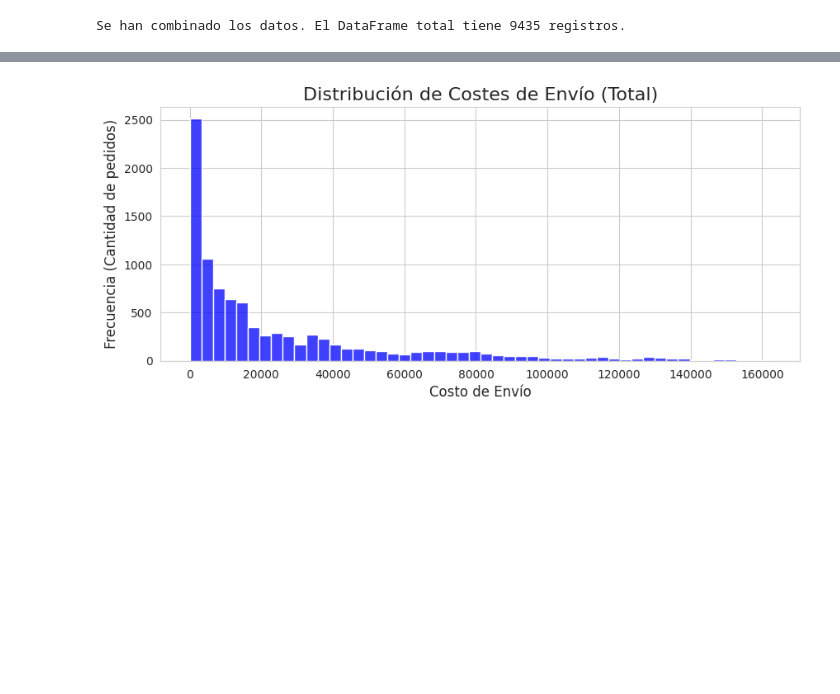
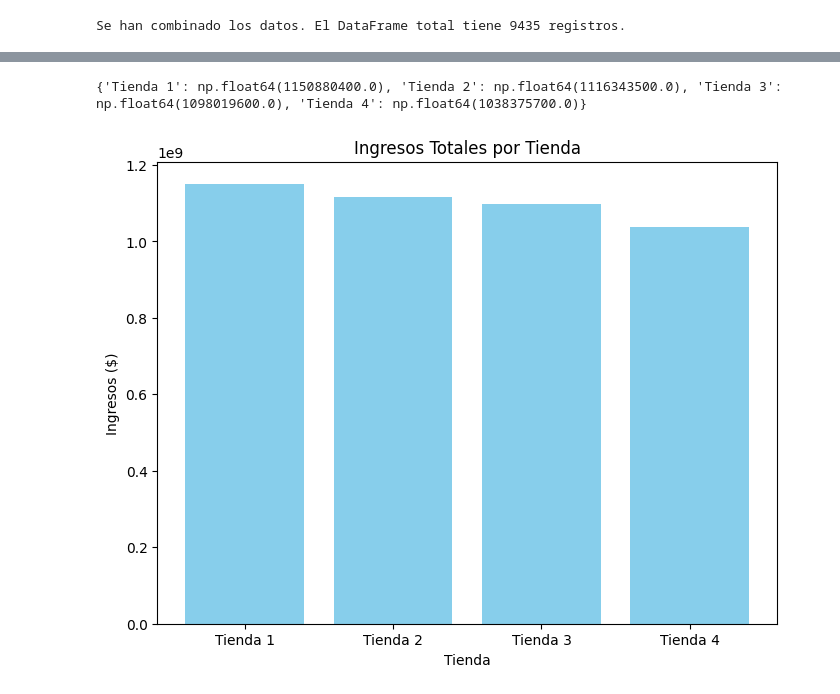
Before and after one commit to Gaby46Pe/AprendiendoGit, a Jupyter notebook: AluraStoreLatam.ipynb, the cells around one changed output, grey strips where cells are left out. Cells and saved outputs as stored; diff of their text form; code cells hidden in the pictures; blank space fills up the shorter version.

```diff
--- a/AluraStoreLatam.ipynb
+++ b/AluraStoreLatam.ipynb
@@ -1034,9 +1034,39 @@ plt.show()
-# %%
-plt.figure(figsize=(10, 4))
-sns.histplot(tienda_total['Costo de envío'], bins=50, color='blue')
-plt.title('Distribución de Costes de Envío (Total)', fontsize=16)
-plt.xlabel('Costo de Envío', fontsize=12)
-plt.ylabel('Frecuencia (Cantidad de pedidos)', fontsize=12)
-plt.show()
-# %% [output]
-[figure, removed]
+# %%
+import pandas as pd
+import matplotlib.pyplot as plt
+
+tienda = pd.read_csv(url)
+tienda2 = pd.read_csv(url2)
+tienda3 = pd.read_csv(url3)
+tienda4 = pd.read_csv(url4)
+# Cargar datos de las 4 tiendas
+
+# Crear un diccionario para facilitar el análisis
+tiendas = {
+    'Tienda 1': tienda,
+    'Tienda 2': tienda2,
+    'Tienda 3': tienda3,
+    'Tienda 4': tienda4
+}
+# %%
+ingresos = {}
+for nombre, df in tiendas.items():
+    ingresos[nombre] = df['Precio'].sum()
+
+# Mostrar los ingresos
+print(ingresos)
+# %% [output]
+{'Tienda 1': np.float64(1150880400.0), 'Tienda 2': np.float64(1116343500.0), 'Tienda 3': np.float64(1098019600.0), 'Tienda 4': np.float64(1038375700.0)}
+# %%
+# Datos para gráfico
+tiendas_names = list(ingresos.keys())
+ingresos_values = list(ingresos.values())
+
+plt.figure(figsize=(8,6))
+plt.bar(tiendas_names, ingresos_values, color='skyblue')
+plt.title('Ingresos Totales por Tienda')
+plt.xlabel('Tienda')
+plt.ylabel('Ingresos ($)')
+plt.show()
+# %% [output]
+[figure, added]
```
Also changed, not shown: parts of 10 cells of this notebook.
